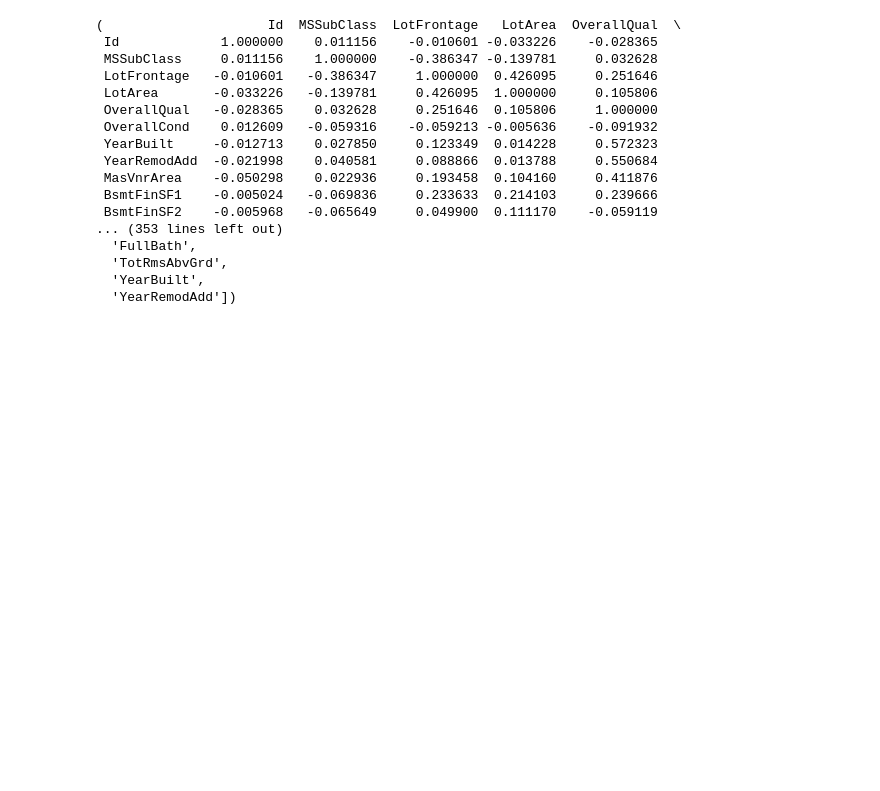
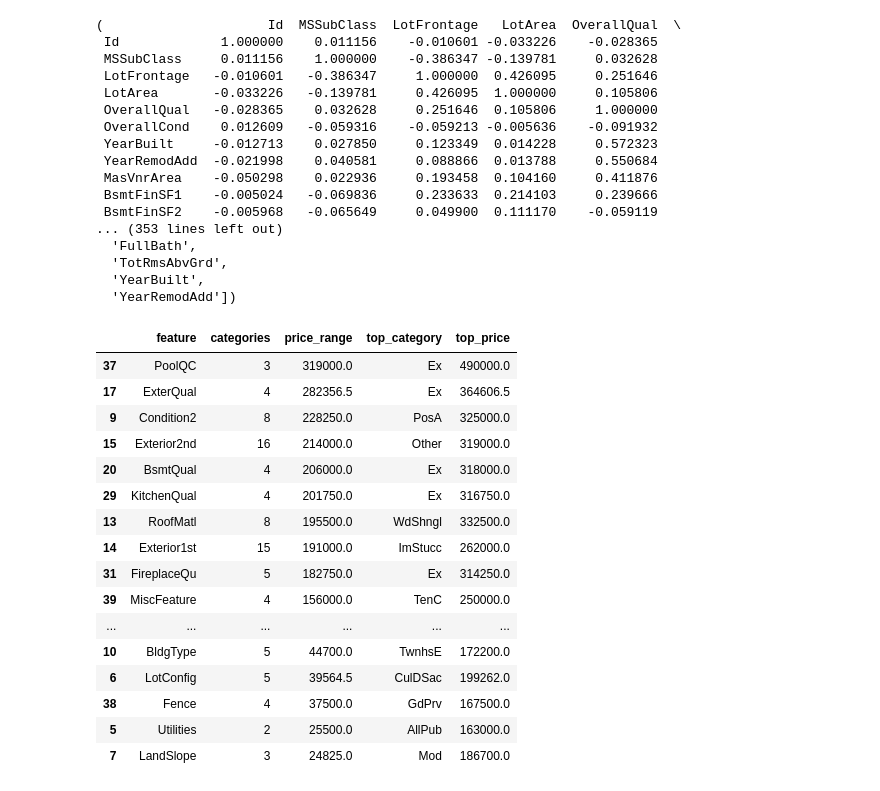
Before and after one commit to arsathits/data-analysis-with-python, a Jupyter notebook: housing_data_EDA/Housing.ipynb, the cells around one changed output. Saved outputs shown, nothing was run; the diff lists cells and outputs as text; code cells hidden in the pictures; blank space fills up the shorter version.

```diff
--- a/housing_data_EDA/Housing.ipynb
+++ b/housing_data_EDA/Housing.ipynb
@@ -200,3 +200,46 @@ compute_correlation_matrix(df, target = "SalePrice", threshold = 0.5)
   'TotRmsAbvGrd',
   'YearBuilt',
   'YearRemodAdd'])
+# %%
+def analyze_categorical_feautures(df, target = 'SalePrice', max_categories=20):
+    categorical_cols = df.select_dtypes(include=['object']).columns
+
+    results = []
+
+    for col in categorical_cols:
+        unique_count = df[col].nunique()
+
+        if unique_count <= max_categories: # Skip features with too many categories
+            # Calculate median price by category
+            category_stats = df.groupby(col)[target].agg(['median','count','std']).reset_index()
+            category_stats = category_stats.sort_values('median', ascending=False)
+
+            results.append({
+                'feature': col,
+                'categories' : unique_count,
+                'price_range' : category_stats['median'].max() - category_stats['median'].min(),
+                'top_category' : category_stats.iloc[0][col],
+                'top_price': category_stats.iloc[0]['median']
+            })
+
+    return pd.DataFrame(results).sort_values('price_range', ascending=False)
+# %%
+analyze_categorical_feautures(df, target='SalePrice', max_categories=20)
+# %% [output]
+|  | feature | categories | price_range | top_category | top_price |
+| 37 | PoolQC | 3 | 319000.0 | Ex | 490000.0 |
+| 17 | ExterQual | 4 | 282356.5 | Ex | 364606.5 |
+| 9 | Condition2 | 8 | 228250.0 | PosA | 325000.0 |
+| 15 | Exterior2nd | 16 | 214000.0 | Other | 319000.0 |
+| 20 | BsmtQual | 4 | 206000.0 | Ex | 318000.0 |
+| 29 | KitchenQual | 4 | 201750.0 | Ex | 316750.0 |
+| 13 | RoofMatl | 8 | 195500.0 | WdShngl | 332500.0 |
+| 14 | Exterior1st | 15 | 191000.0 | ImStucc | 262000.0 |
+| 31 | FireplaceQu | 5 | 182750.0 | Ex | 314250.0 |
+| 39 | MiscFeature | 4 | 156000.0 | TenC | 250000.0 |
+| ... | ... | ... | ... | ... | ... |
+| 10 | BldgType | 5 | 44700.0 | TwnhsE | 172200.0 |
+| 6 | LotConfig | 5 | 39564.5 | CulDSac | 199262.0 |
+| 38 | Fence | 4 | 37500.0 | GdPrv | 167500.0 |
+| 5 | Utilities | 2 | 25500.0 | AllPub | 163000.0 |
+| 7 | LandSlope | 3 | 24825.0 | Mod | 186700.0 |
```
